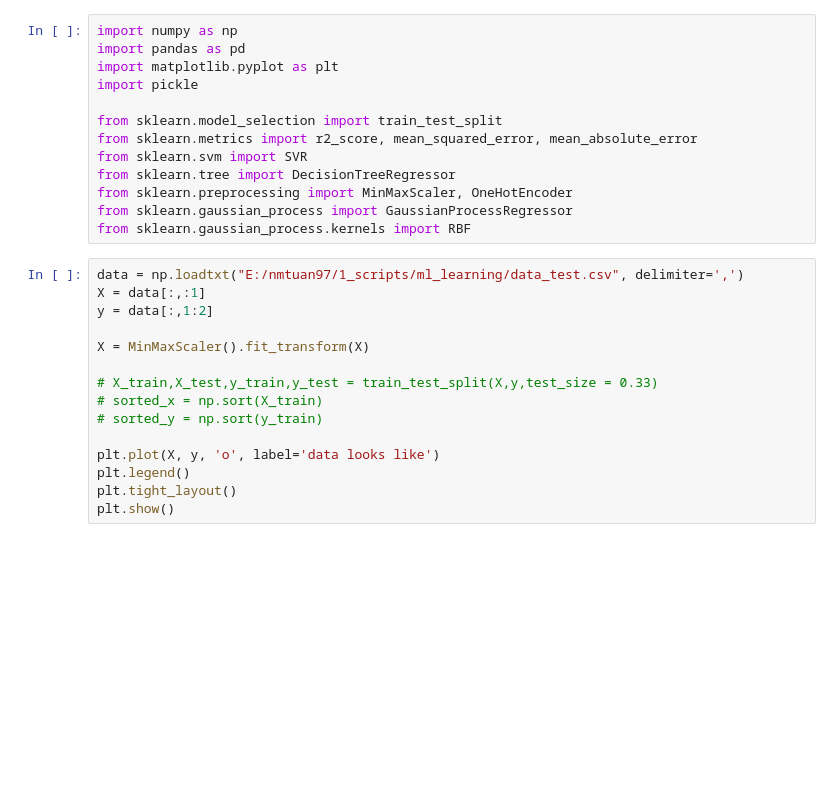
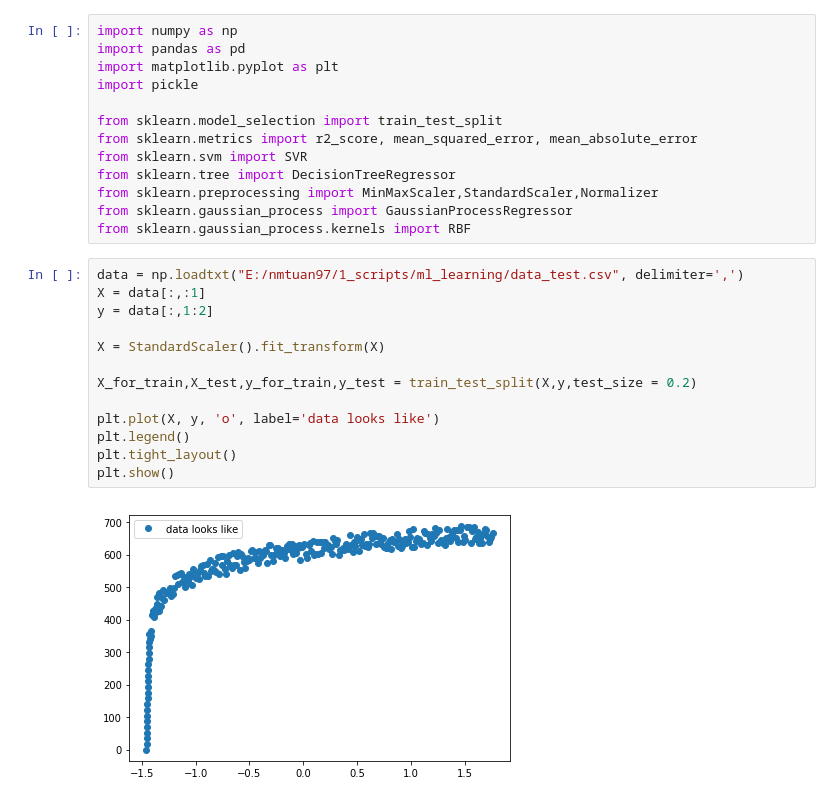
Before and after one commit to nmtuan97/ml_learning, a Jupyter notebook: dt_model.ipynb, the cells around one changed output. Saved outputs shown, nothing was run; the diff lists cells and outputs as text; blank space fills up the shorter version.

```diff
--- a/dt_model.ipynb
+++ b/dt_model.ipynb
@@ -8,21 +8,21 @@ from sklearn.model_selection import train_test_split
 from sklearn.metrics import r2_score, mean_squared_error, mean_absolute_error
 from sklearn.svm import SVR
 from sklearn.tree import DecisionTreeRegressor
-from sklearn.preprocessing import MinMaxScaler, OneHotEncoder
+from sklearn.preprocessing import MinMaxScaler,StandardScaler,Normalizer
 from sklearn.gaussian_process import GaussianProcessRegressor
 from sklearn.gaussian_process.kernels import RBF
 # %%
 data = np.loadtxt("E:/nmtuan97/1_scripts/ml_learning/data_test.csv", delimiter=',')
 X = data[:,:1]
 y = data[:,1:2]
 
-X = MinMaxScaler().fit_transform(X)
+X = StandardScaler().fit_transform(X)
 
-# X_train,X_test,y_train,y_test = train_test_split(X,y,test_size = 0.33)
-# sorted_x = np.sort(X_train)
-# sorted_y = np.sort(y_train)
+X_for_train,X_test,y_for_train,y_test = train_test_split(X,y,test_size = 0.2)
 
 plt.plot(X, y, 'o', label='data looks like')
 plt.legend()
 plt.tight_layout()
 plt.show()
+# %% [output]
+[figure, added]
```
Also changed, not shown: parts of 3 cells of this notebook, 4 other files.
